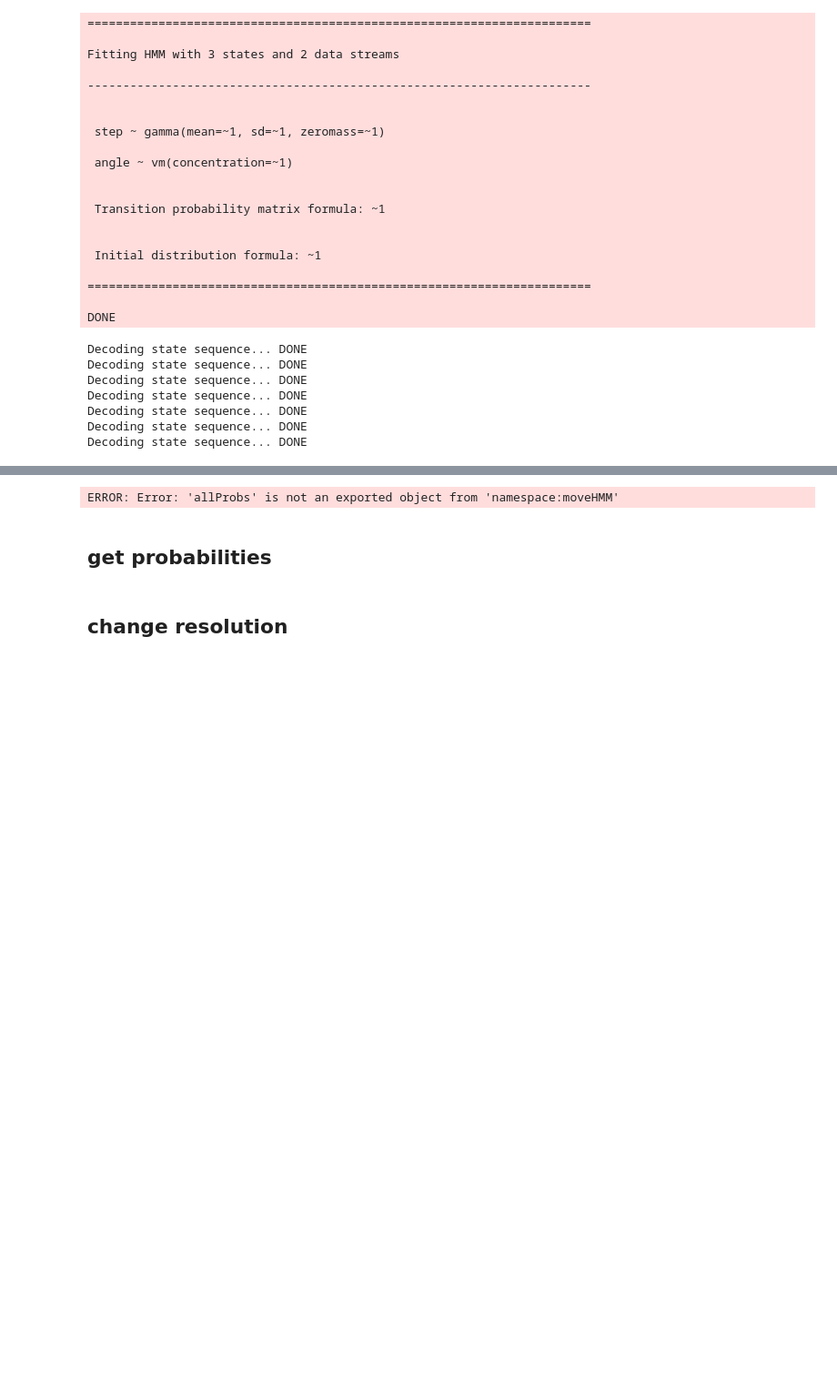
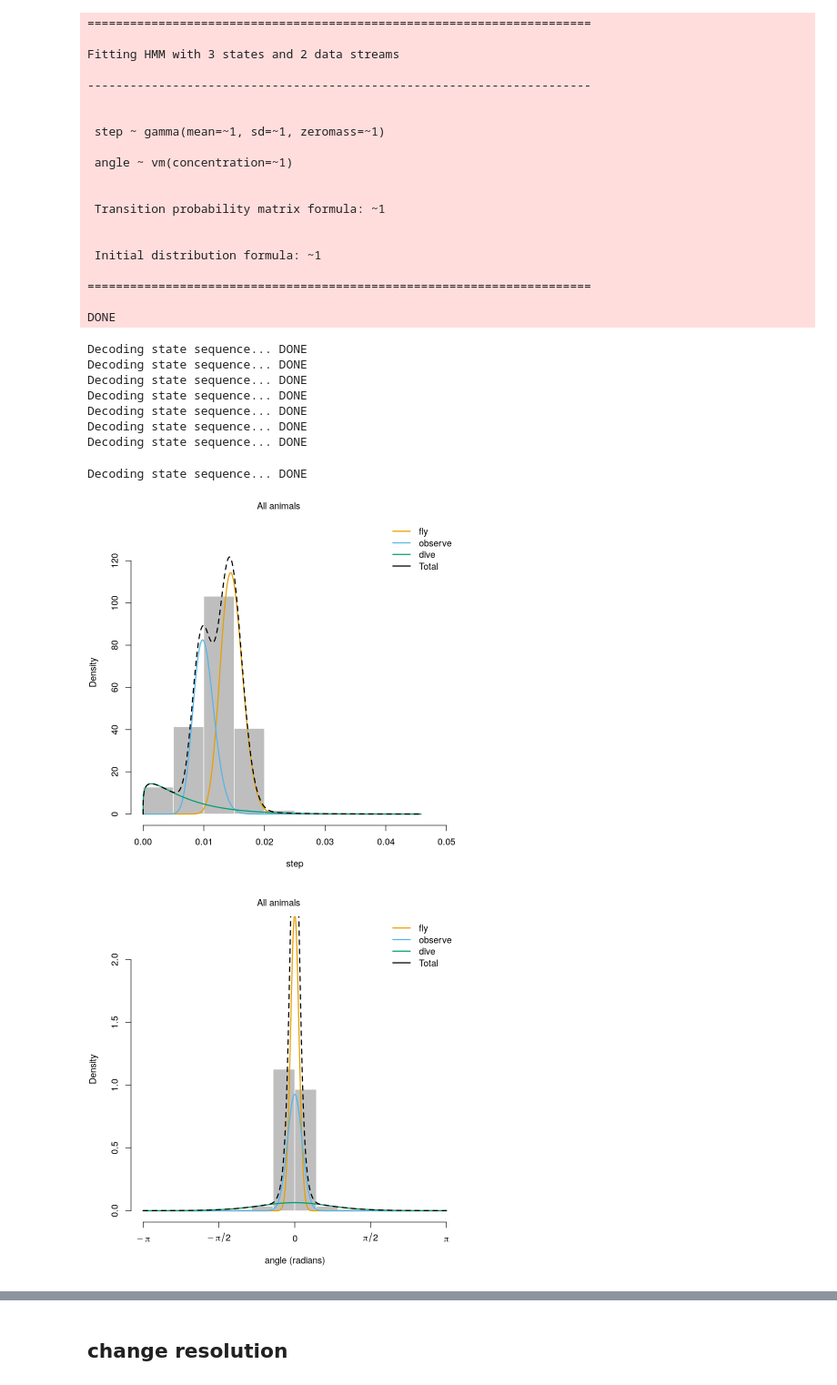
Before and after one commit to AmedeeRoy/BirdDL, a Jupyter notebook: dive_prediction_hmm.ipynb, the cells around one changed output, grey strips where cells are left out. Shown at 91% size. Cells and saved outputs as stored; diff of their text form; code cells hidden in the pictures; blank space fills up the shorter version.

```diff
--- a/dive_prediction_hmm.ipynb
+++ b/dive_prediction_hmm.ipynb
@@ -92,3 +91,9 @@ Decoding state sequence... DONE
 Decoding state sequence... DONE
 Decoding state sequence... DONE
 Decoding state sequence... DONE
+# %%
+plot(m)
+# %% [output]
+Decoding state sequence... DONE
+[figure, added]
+[figure, added]
@@ -98,6 +109,0 @@ data_test$hmm = predict
-# %%
-moveHMM::allProbs
-# %% [output]
-ERROR: Error: 'allProbs' is not an exported object from 'namespace:moveHMM'
-# %% [markdown]
-## get probabilities
```
Also changed, not shown: parts of 14 cells of this notebook, 36 other files.
